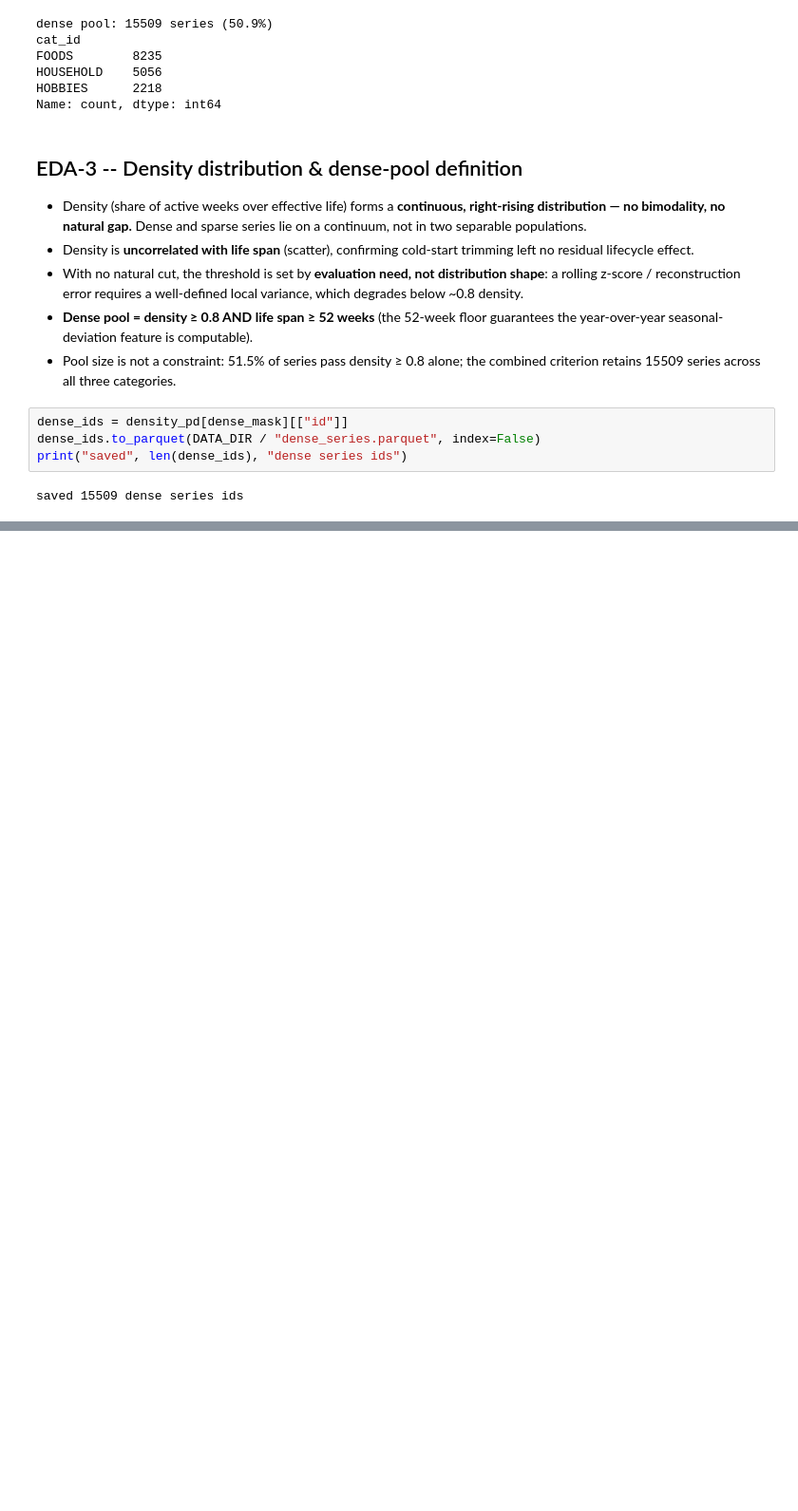
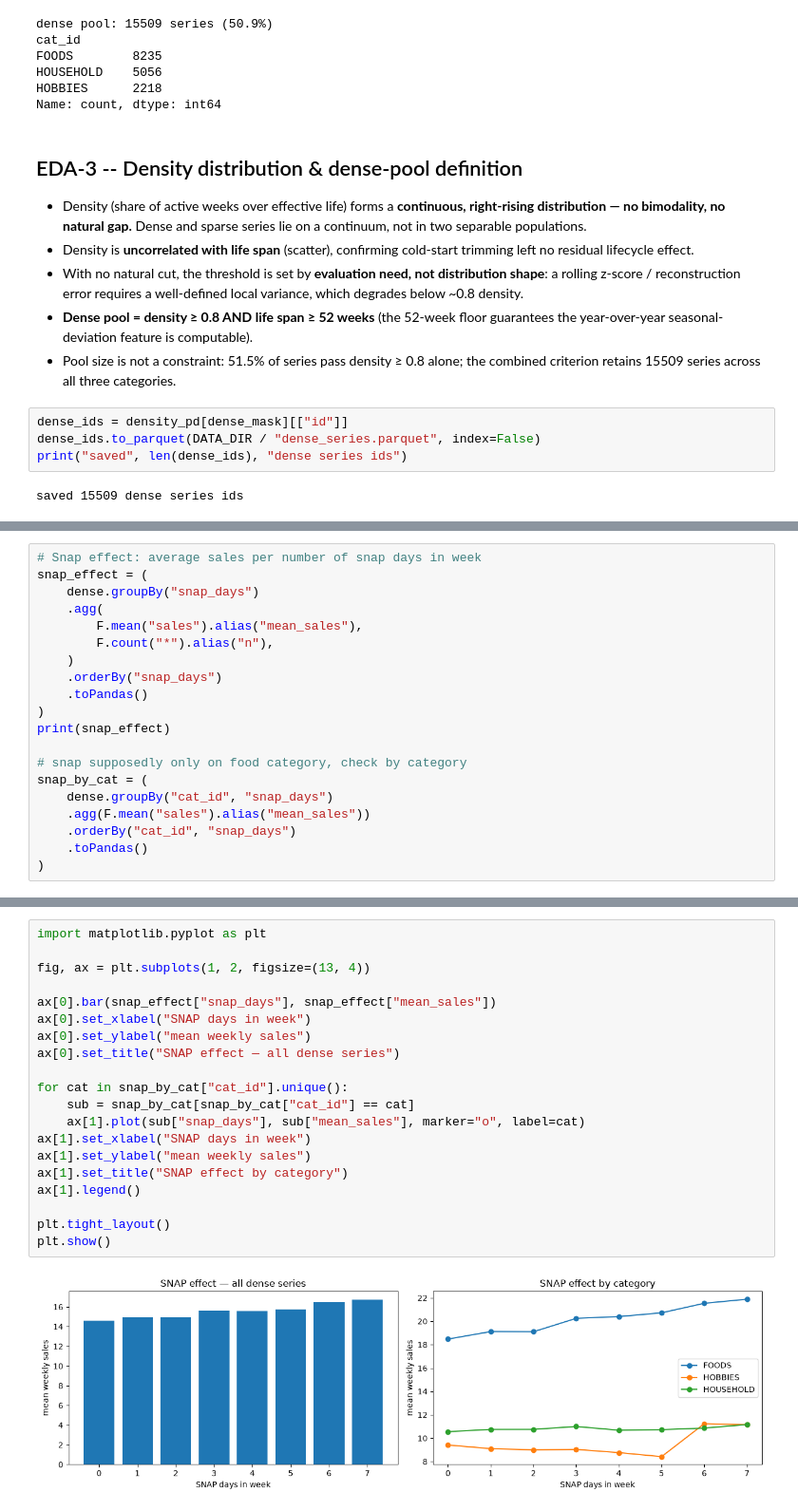
Before and after one commit to AlexPaulien/anomaly-detection-sc, a Jupyter notebook: notebooks/01_eda.ipynb, the cells around one changed output, grey strips where cells are left out. Shown at 95% size. Saved outputs shown, nothing was run; the diff lists cells and outputs as text; blank space fills up the shorter version.

```diff
--- a/notebooks/01_eda.ipynb
+++ b/notebooks/01_eda.ipynb
@@ -229,0 +402,20 @@ saved 15509 dense series ids
+# %%
+# Snap effect: average sales per number of snap days in week
+snap_effect = (
+    dense.groupBy("snap_days")
+    .agg(
+        F.mean("sales").alias("mean_sales"),
+        F.count("*").alias("n"),
+    )
+    .orderBy("snap_days")
+    .toPandas()
+)
+print(snap_effect)
+
+# snap supposedly only on food category, check by category
+snap_by_cat = (
+    dense.groupBy("cat_id", "snap_days")
+    .agg(F.mean("sales").alias("mean_sales"))
+    .orderBy("cat_id", "snap_days")
+    .toPandas()
+)
@@ -229,0 +432,22 @@ saved 15509 dense series ids
+# %%
+import matplotlib.pyplot as plt
+
+fig, ax = plt.subplots(1, 2, figsize=(13, 4))
+
+ax[0].bar(snap_effect["snap_days"], snap_effect["mean_sales"])
+ax[0].set_xlabel("SNAP days in week")
+ax[0].set_ylabel("mean weekly sales")
+ax[0].set_title("SNAP effect — all dense series")
+
+for cat in snap_by_cat["cat_id"].unique():
+    sub = snap_by_cat[snap_by_cat["cat_id"] == cat]
+    ax[1].plot(sub["snap_days"], sub["mean_sales"], marker="o", label=cat)
+ax[1].set_xlabel("SNAP days in week")
+ax[1].set_ylabel("mean weekly sales")
+ax[1].set_title("SNAP effect by category")
+ax[1].legend()
+
+plt.tight_layout()
+plt.show()
+# %% [output]
+[figure, added]
```
Also changed, not shown: parts of 15 cells of this notebook, 1 other file.
